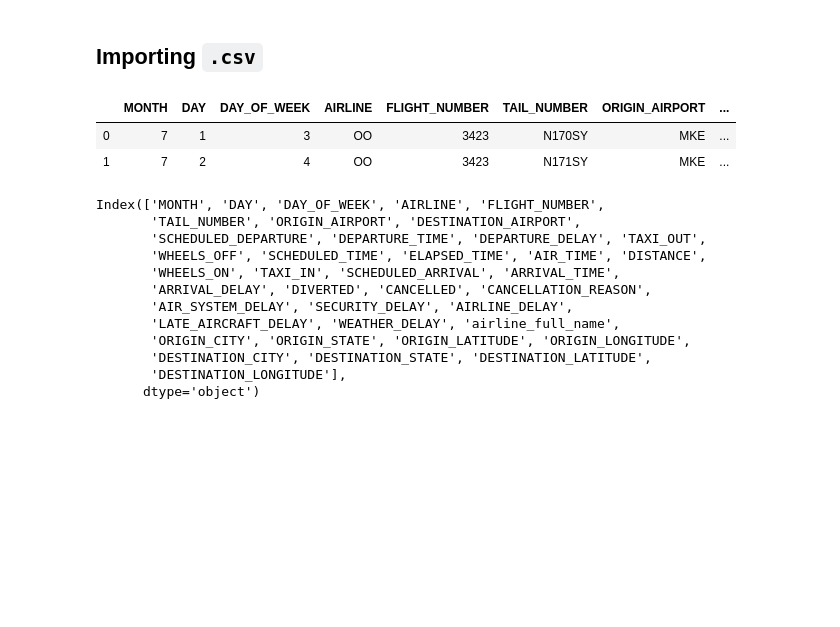
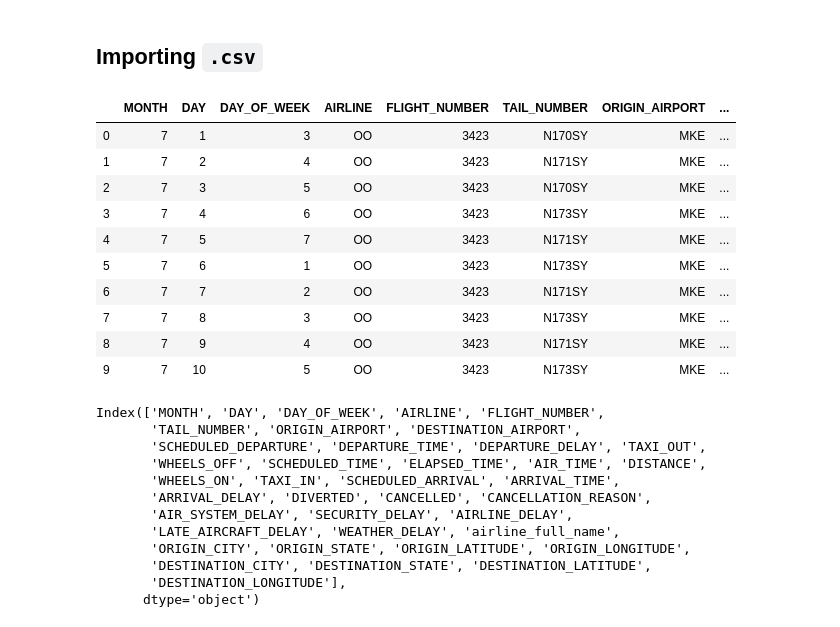
Before and after one commit to petehumphries/Flatiron_Project_5, a Jupyter notebook: PH_flight_delays_and_cancellations_ETL.ipynb, the cells around one changed output. Cells and saved outputs as stored; diff of their text form; code cells hidden in the pictures; blank space fills up the shorter version.

```diff
--- a/PH_flight_delays_and_cancellations_ETL.ipynb
+++ b/PH_flight_delays_and_cancellations_ETL.ipynb
@@ -89,11 +89,19 @@ df.drop(df.columns[0], axis=1, inplace=True)
 # all years are 2015
 del df['YEAR']
 # %%
-df.head(2)
+df.head(10)
 # %% [output]
 |  | MONTH | DAY | DAY_OF_WEEK | AIRLINE | FLIGHT_NUMBER | TAIL_NUMBER | ORIGIN_AIRPORT | ... |
 | 0 | 7 | 1 | 3 | OO | 3423 | N170SY | MKE | ... |
 | 1 | 7 | 2 | 4 | OO | 3423 | N171SY | MKE | ... |
+| 2 | 7 | 3 | 5 | OO | 3423 | N170SY | MKE | ... |
+| 3 | 7 | 4 | 6 | OO | 3423 | N173SY | MKE | ... |
+| 4 | 7 | 5 | 7 | OO | 3423 | N171SY | MKE | ... |
+| 5 | 7 | 6 | 1 | OO | 3423 | N173SY | MKE | ... |
+| 6 | 7 | 7 | 2 | OO | 3423 | N171SY | MKE | ... |
+| 7 | 7 | 8 | 3 | OO | 3423 | N173SY | MKE | ... |
+| 8 | 7 | 9 | 4 | OO | 3423 | N171SY | MKE | ... |
+| 9 | 7 | 10 | 5 | OO | 3423 | N173SY | MKE | ... |
 # %%
 departure_delay = df['DEPARTURE_DELAY']
 # %%
```
Also changed, not shown: parts of 27 cells of this notebook.
